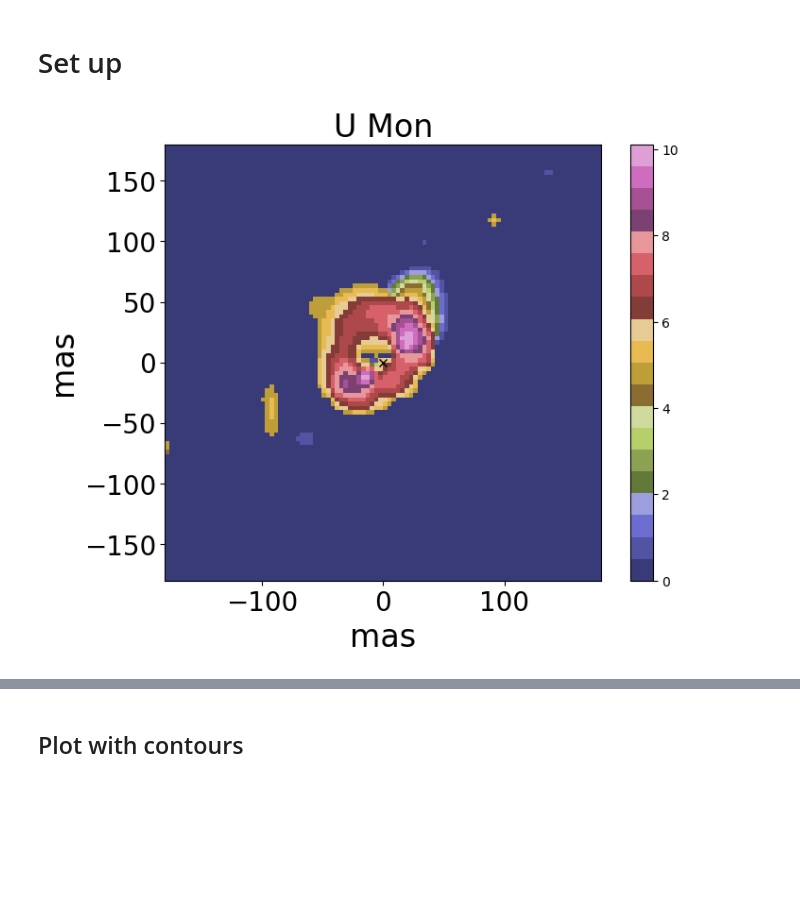
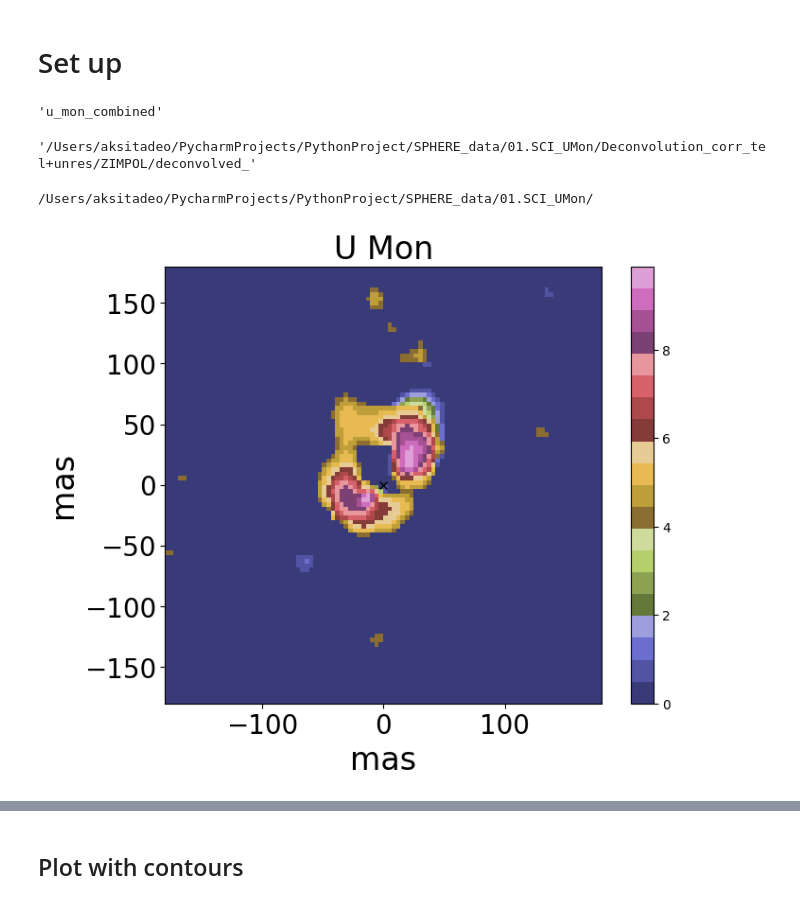
Before and after one commit to aksitadeo/spherediskanalysis, a Jupyter notebook: codes/main/st12_IRDIS+ZIMPOL.ipynb, the cells around one changed output, grey strips where cells are left out. Drawn from its saved outputs; the diff is of its cells as text; code cells hidden in the pictures; blank space fills up the shorter version.

```diff
--- a/codes/main/st12_IRDIS+ZIMPOL.ipynb
+++ b/codes/main/st12_IRDIS+ZIMPOL.ipynb
@@ -236,29 +285,38 @@ def Loadimage(dirdat,filename):
 # Set up
 # %%
 
-stars=["HR4049_combined",'V709_Car','HR4226','UMon_Katya']
-irdis_stars=['hr4049','u_mon_combined','u_mon_2019-01-03_calib','u_mon_2019-01-14_calib']
-irdis_to_zimp={'hr4049':'HR4049_20190108','u_mon_combined':'UMon','u_mon_2019-01-03_calib':'UMon','u_mon_2019-01-14_calib':'UMon'}
-zimp_to_irdis={'AR_Pup_dc_notnorm':'none','HR4049_20190108':'hr4049','HR4049_20190107':'hr4049',"HR4049_combined":'hr4049','V709_Car':'none','HR4226':'none','UMon_Katya':'u_mon_combined'}
+stars=["HR4049_combined",'V709_Car','HR4226','01.SCI_UMon','01.SCI_AR_Pup']
+irdis_stars=['01.SCI_UMon','01.SCI_AR_Pup']
+irdis_to_zimp={'01.SCI_UMon':'01.SCI_UMon','01.SCI_AR_Pup':'01.SCI_AR_Pup'}
+zimp_to_irdis={'01.SCI_AR_Pup':'none','HR4049_20190108':'hr4049','HR4049_20190107':'hr4049',"HR4049_combined":'hr4049','V709_Car':'none','HR4226':'none','01.SCI_UMon':'u_mon_combined'}
 
-starnames = {'HD75885':'HD75885','AR_Pup_dc_notnorm':'AR Pup','HR4049_combined':'HR4049','HR4049_20190108':'HR4049/2019-01-08','HR4049_20190107':'HR4049/2019-01-07','IRAS08544-4431':'IRAS08544-4431','UMon':'U Mon','AR_Pup_flat4':'AR_Pup_flat4','V709_Car':'V709 Car','UMon_calibV390':'UMon_calibV390','HR4226':'HR4226','UMon_Katya':'U Mon'}
+starnames = {'01.SCI_UMon':'U Mon','01.SCI_AR_Pup':' AR Pup'}
 
-star=stars[3]
+star=stars[-2]
 
+camera = 'ZIMPOL/'
 
 ps=3.6
+# ps = 12.27
 lim=50
 
-dirdat0 = '/media/kateryna/Data_Lin/PhD/SPHERE_reduction_data/paper3/Unres+PSFcorr/'+star+'/'
-dirdat = '/media/kateryna/Data_Lin/PhD/SPHERE_reduction_data/paper3/Deconvolution_corr_tel+unres/'+star+'/'  #For IRAS08
+dirdat0 = '/Users/aksitadeo/PycharmProjects/PythonProject/SPHERE_data/'+star+'/Unres+PSFcorr/'+camera
+dirdat = '/Users/aksitadeo/PycharmProjects/PythonProject/SPHERE_data/'+star+'/Deconvolution_corr_tel+unres/'+camera
+# dirdat = '/Users/aksitadeo/PycharmProjects/PythonProject/SPHERE_data/01.SCI_UMon/u_mon_combined/deconvolution/'
 
-
-
-figfolder=dirdat +'/deconvolved_'
-figfolder_psf='/media/kateryna/Data_Lin/PhD/SPHERE_reduction_data/paper3/'+'Unres+PSFcorr/'+star+'/'
-savefig_folder='/media/kateryna/Data_Lin/PhD/SPHERE_reduction_data/paper3/'+'IRDIS+ZIMPOL/'
+figfolder=dirdat + 'deconvolved_'
+figfolder_psf='/Users/aksitadeo/PycharmProjects/PythonProject/SPHERE_data/'+star+'/Unres+PSFcorr/'+camera
+savefig_folder='/Users/aksitadeo/PycharmProjects/PythonProject/SPHERE_data/'+star+'/IRDIS+ZIMPOL/'
 createfolder(savefig_folder)
-dirdat_IRDIS = '/media/kateryna/Data_Lin/PhD/IRDAP_reduction/kluska_0102.D-0696(A)/0-3_reduction/' #data coming from
+dirdat_IRDIS = '/Users/aksitadeo/PycharmProjects/PythonProject/SPHERE_data/'+star+'/' #data coming from
+# %%
+zimp_to_irdis[star]
+# %% [output]
+'u_mon_combined'
+# %%
+figfolder
+# %% [output]
+'/Users/aksitadeo/PycharmProjects/PythonProject/SPHERE_data/01.SCI_UMon/Deconvolution_corr_tel+unres/ZIMPOL/deconvolved_'
 # %%
 import matplotlib as mpl
 
@@ -273,7 +331,7 @@ if zimp_to_irdis[star]!='none':
     i_V=Loadimage(figfolder_psf,star+'_'+'V'+'_'+'I'+'_meancombined.fits')                       # write output
     i_I=Loadimage(figfolder_psf,star+'_'+'I'+'_'+'I'+'_meancombined.fits')                       # write output
 
-    pi_H=Loadimage_IRDIS(zimp_to_irdis[star],'I_pol',dirdat_IRDIS)
+    pi_H=Loadimage_IRDIS(zimp_to_irdis[star],'PI',dirdat_IRDIS)
     q_phi_H=Loadimage_IRDIS(zimp_to_irdis[star],'Q_phi',dirdat_IRDIS)
     i_H=Loadpsf(zimp_to_irdis[star],dirdat_IRDIS)
 
@@ -322,7 +380,7 @@ if zimp_to_irdis[star]!='none':
     i_sum_H=np.sum(i_H[mask])
 
     q_phi_H_resc[q_phi_H_resc<2]=0
-    q_phi_H_resc_norm=q_phi_H_resc/i_sum_H*R_deproj_H*R_deproj_H#*(q_phi_H_resc>=1)
+    q_phi_H_resc_norm=q_phi_H_resc/i_sum_H*R_deproj_H*R_deproj_H#*(q_phi_H_resc>=1) ##q_phi_H_resc
     #print(np.max(q_phi_H_resc_norm))
     q_phi_V_norm=q_phi_V/i_sum_V*R_deproj_V*R_deproj_V#*(q_phi_V>=1)
     q_phi_I_norm=q_phi_I/i_sum_I*R_deproj_I*R_deproj_I#*(q_phi_I>=1)
@@ -337,31 +395,32 @@ if zimp_to_irdis[star]!='none':
     fig, ax = plt.subplots(figsize=(8,6))
     #image=q_phi_combine
 
     #image=np.log10(q_phi_combine+1)
     image=np.arcsinh(q_phi_combine)
     d = (n-1) * ps / 2
     extent=(-d, d, d, -d)
 
     cmap='tab20b'
     max = np.max(image[int(n/2-lim/2):int(n/2+lim/2),int(n/2-lim/2):int(n/2+lim/2)])
     min=np.min(image[int(n/2-lim/2):int(n/2+lim/2),int(n/2-lim/2):int(n/2+lim/2)])
     im=plt.imshow(image, vmin=min, vmax=max,extent=extent,cmap=cmap)
     plt.plot(0,0,'x', color='black')
     plt.xlim(-lim * ps, lim * ps)
     plt.ylim(-lim * ps, lim * ps)
     plt.xlabel('mas', fontsize=24)
     plt.ylabel('mas', fontsize=24)
     ax.xaxis.set_tick_params(labelsize=20)
     ax.yaxis.set_tick_params(labelsize=20)
     plt.title(starnames[star], fontsize=24)
     cbar = fig.colorbar(im,ax=ax, orientation='vertical')
 
 
     f.scale_mas(star,ax)
 
     #plt.title('All Q_PHI')
     plt.savefig(savefig_folder+star+'_all_q_phi_discret.png',bbox_inches='tight', pad_inches=0.1)
     plt.show()
     plt.close()
 # %% [output]
+/Users/aksitadeo/PycharmProjects/PythonProject/SPHERE_data/01.SCI_UMon/
-[figure, old version]
+[figure, new version]
```
Also changed, not shown: parts of 13 cells of this notebook, 36 other files.
